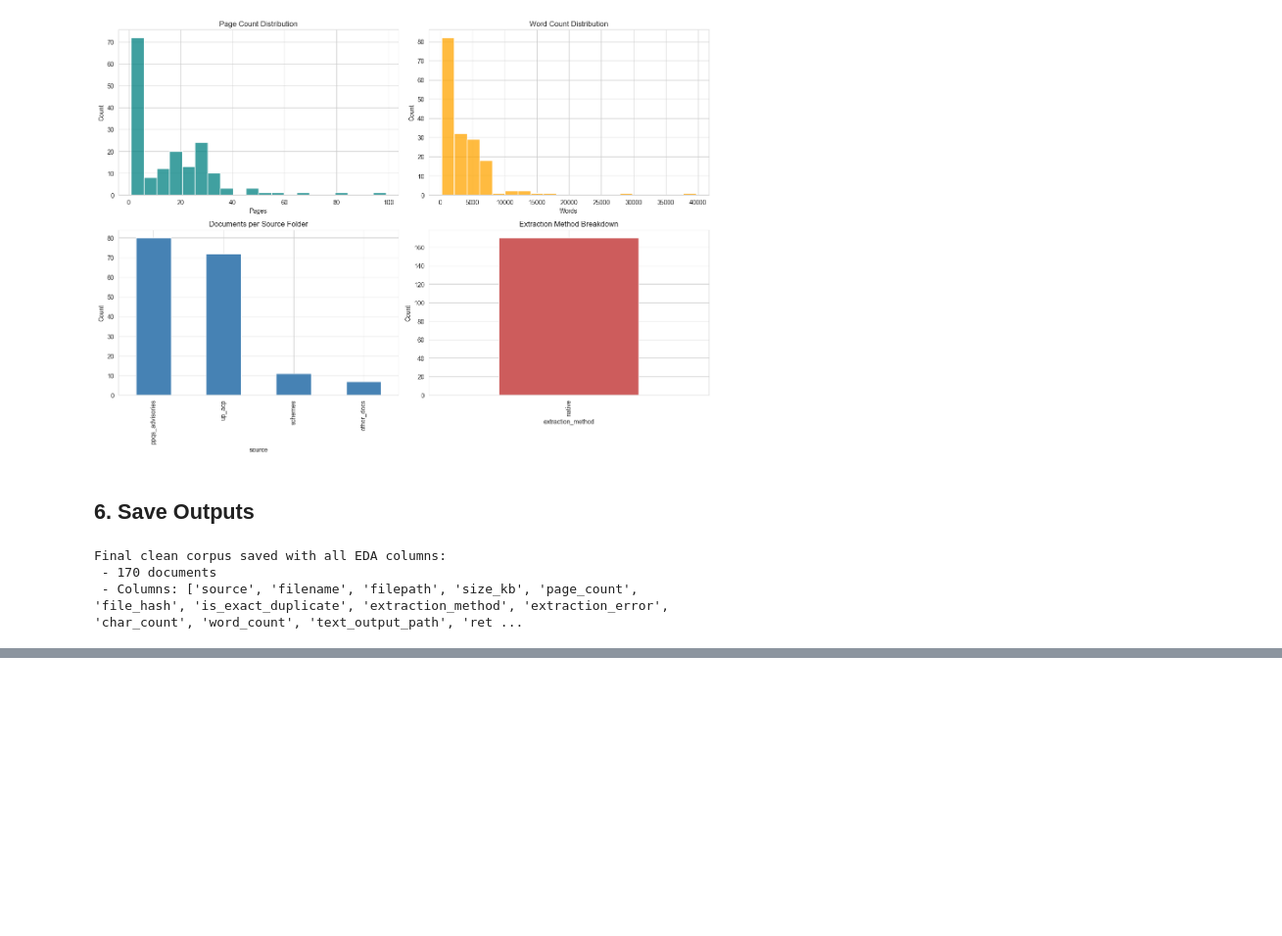
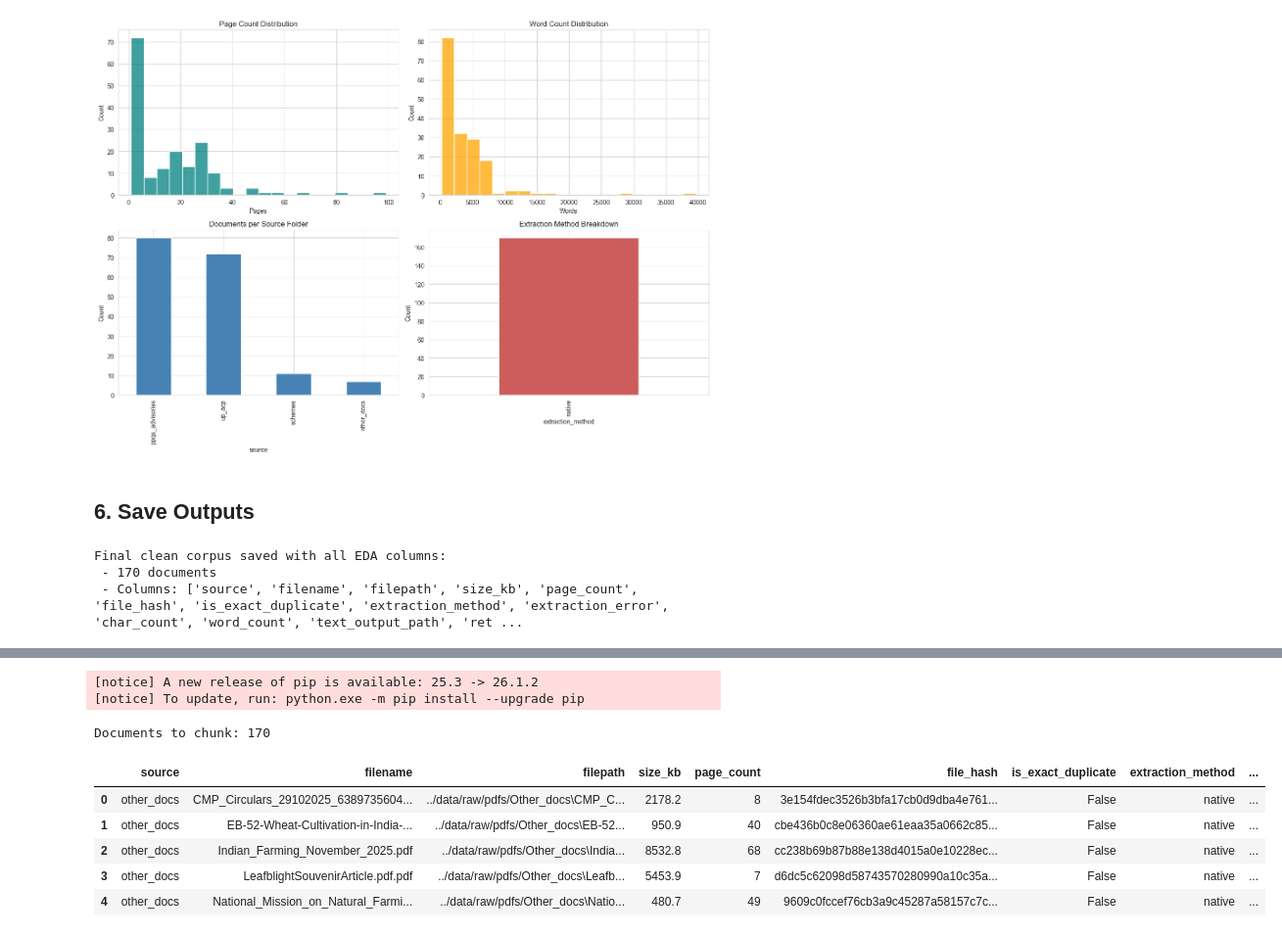
Before and after one commit to 23f3004092/Group-7-DS-and-AI-Lab-Project, a Jupyter notebook: notebooks/04_pdfs_rag_eda.ipynb, the cells around one changed output, grey strips where cells are left out. Shown at 98% size. Saved outputs shown, nothing was run; the diff lists cells and outputs as text; code cells hidden in the pictures; blank space fills up the shorter version.

```diff
--- a/notebooks/04_pdfs_rag_eda.ipynb
+++ b/notebooks/04_pdfs_rag_eda.ipynb
@@ -653,0 +659,30 @@ Final clean corpus saved with all EDA columns:
+# %%
+!pip install nltk tiktoken pandas --break-system-packages -q
+import os
+import re
+import json
+import pandas as pd
+import nltk
+nltk.download("punkt", quiet=True)
+nltk.download("punkt_tab", quiet=True)
+from nltk.tokenize import sent_tokenize
+# %% [output]
+[notice] A new release of pip is available: 25.3 -> 26.1.2
+[notice] To update, run: python.exe -m pip install --upgrade pip
+# %%
+CLEAN_CSV = "../data/raw/pdfs/pdf_eda_outputs/pdf_inventory_clean.csv"
+CHUNK_SIZE_TOKENS = 512
+CHUNK_OVERLAP_TOKENS = 50
+OUT_PATH = "../data/processed/pdf_chunks.jsonl"
+
+clean_df = pd.read_csv(CLEAN_CSV)
+print(f"Documents to chunk: {len(clean_df)}")
+clean_df.head()
+# %% [output]
+Documents to chunk: 170
+|  | source | filename | filepath | size_kb | page_count | file_hash | is_exact_duplicate | extraction_method | ... |
+| 0 | other_docs | CMP_Circulars_29102025_6389735604... | ../data/raw/pdfs/Other_docs\CMP_C... | 2178.2 | 8 | 3e154fdec3526b3bfa17cb0d9dba4e761... | False | native | ... |
+| 1 | other_docs | EB-52-Wheat-Cultivation-in-India-... | ../data/raw/pdfs/Other_docs\EB-52... | 950.9 | 40 | cbe436b0c8e06360ae61eaa35a0662c85... | False | native | ... |
+| 2 | other_docs | Indian_Farming_November_2025.pdf | ../data/raw/pdfs/Other_docs\India... | 8532.8 | 68 | cc238b69b87b88e138d4015a0e10228ec... | False | native | ... |
+| 3 | other_docs | LeafblightSouvenirArticle.pdf.pdf | ../data/raw/pdfs/Other_docs\Leafb... | 5453.9 | 7 | d6dc5c62098d58743570280990a10c35a... | False | native | ... |
+| 4 | other_docs | National_Mission_on_Natural_Farmi... | ../data/raw/pdfs/Other_docs\Natio... | 480.7 | 49 | 9609c0fccef76cb3a9c45287a58157c7c... | False | native | ... |
```
Also changed, not shown: parts of 6 cells of this notebook, 2 other files.
